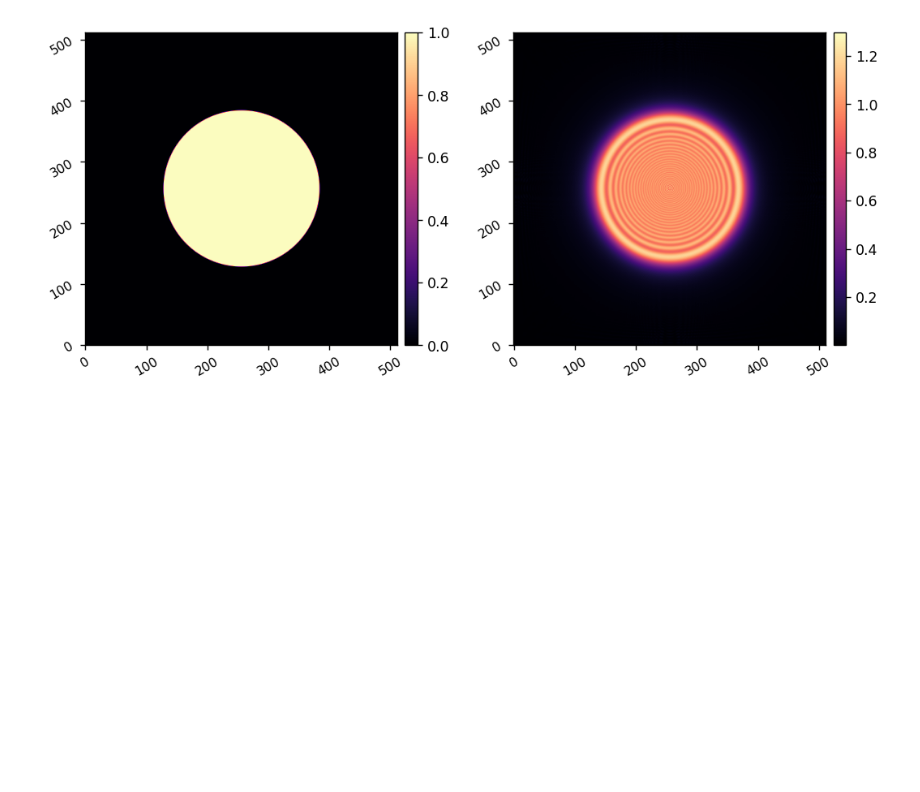
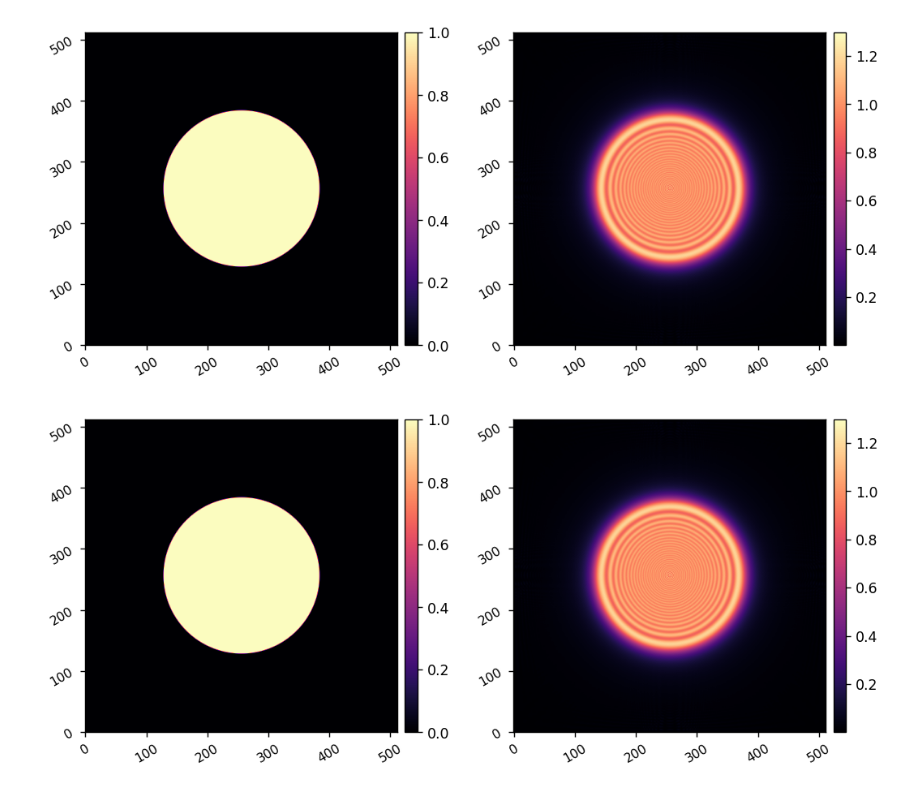
Before and after one commit to kian1377/apra-howfsc-models, a Jupyter notebook: notebooks/test_angular_spectrum.ipynb, the cells around one changed output. Cells and saved outputs as stored; diff of their text form; code cells hidden in the pictures; blank space fills up the shorter version.

```diff
--- a/notebooks/test_angular_spectrum.ipynb
+++ b/notebooks/test_angular_spectrum.ipynb
@@ -29,3 +31,15 @@ distance = 1000*u.mm
+# %%
+npix = 512
+wf = poppy.FresnelWavefront(beam_radius=pupil_diam/2, npix=npix, oversample=1)
+ap = poppy.CircularAperture(radius=pupil_diam/2).get_transmission(wf)
+
+pixelscale = pupil_diam/(npix*u.pix)
+
+prop_wf = props.ang_spec(ap, wavelength_c, distance, pixelscale)
+
+imshow2(ap, xp.abs(prop_wf))
+# %% [output]
+[figure, added]
 # %%
 npix = 256
 wf = poppy.FresnelWavefront(beam_radius=pupil_diam/2, npix=npix, oversample=2)
```
Also changed, not shown: parts of 9 cells of this notebook, 3 other files.
